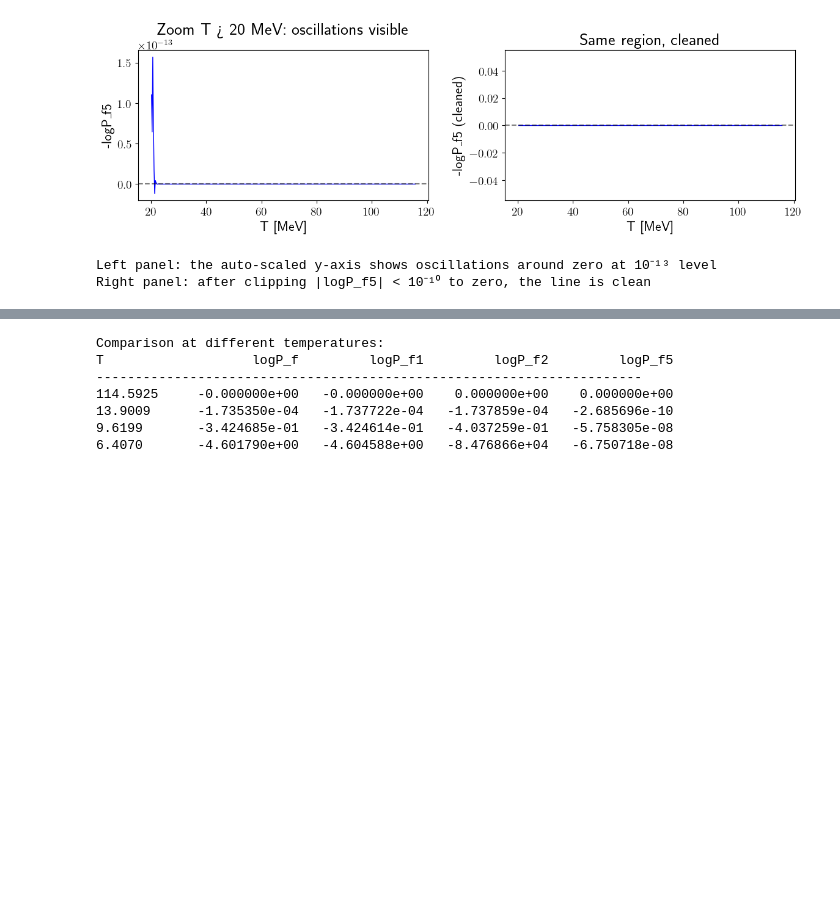
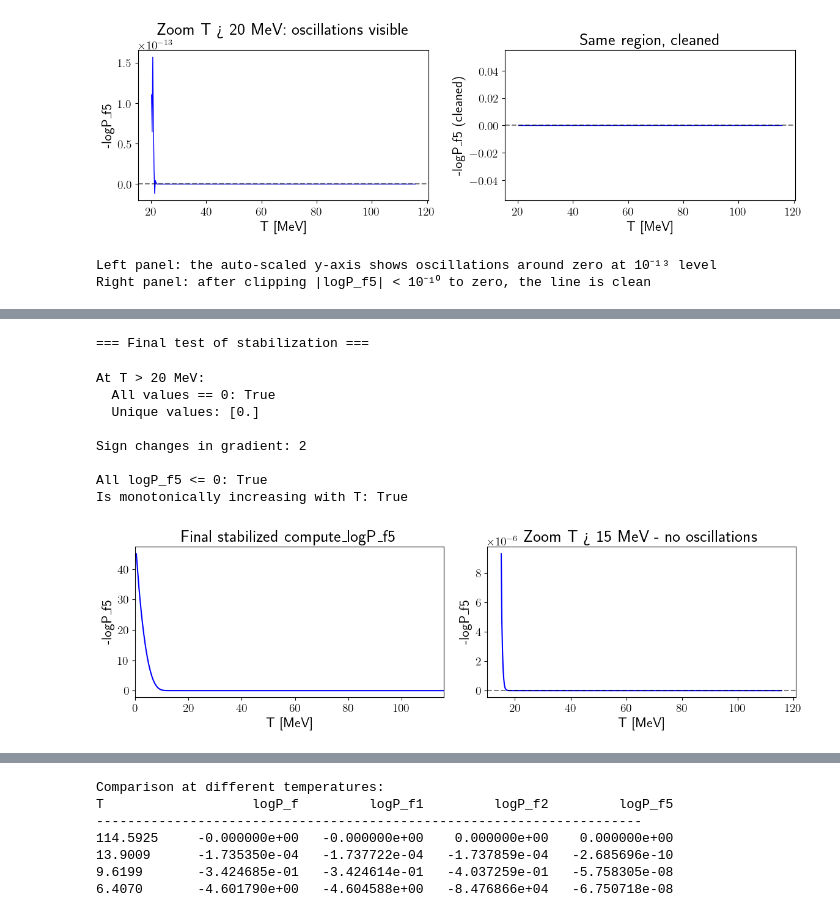
Before and after one commit to michelelucente/ELENA, a Jupyter notebook: examples/dilution.ipynb, the cells around one changed output, grey strips where cells are left out. Drawn from its saved outputs; the diff is of its cells as text; code cells hidden in the pictures; blank space fills up the shorter version.

```diff
--- a/examples/dilution.ipynb
+++ b/examples/dilution.ipynb
@@ -991,0 +1132,62 @@ Right panel: after clipping |logP_f5| < 10⁻¹⁰ to zero, the line is clean
+# %%
+# Final test with improved logic
+importlib.reload(src.temperatures)
+from src.temperatures import compute_logP_f5
+
+print("=== Final test of stabilization ===\n")
+
+logP_f5_final, Temps5_final, R5_final, Gamma5_final, H5_final = compute_logP_f5(
+    dp, V_min_value, S3overT, true_vev, false_vev, v_w=1.0, units='MeV'
+)
+
+# Check for oscillations in high T region
+high_T_mask = Temps5_final > 20
+high_T_values = logP_f5_final[high_T_mask]
+print(f"At T > 20 MeV:")
+print(f"  All values == 0: {np.all(high_T_values == 0)}")
+print(f"  Unique values: {np.unique(high_T_values)}")
+
+# Sign changes in gradient
+diffs_final = np.diff(logP_f5_final)
+sign_changes_final = np.sum(np.diff(np.sign(diffs_final)) != 0)
+print(f"\nSign changes in gradient: {sign_changes_final}")
+
+# All non-positive check
+print(f"\nAll logP_f5 <= 0: {np.all(logP_f5_final <= 0)}")
+
+# Verify monotonicity (should be monotonically decreasing as T increases, i.e. increasing as idx increases)
+# logP_f is monotonically decreasing with T (more negative at lower T)
+is_monotonic = np.all(diffs_final >= 0)  # diffs should be >= 0 since array goes from low T to high T
+print(f"Is monotonically increasing with T: {is_monotonic}")
+
+# Plot
+fig, axes = plt.subplots(1, 2, figsize=(12, 4))
+
+ax1 = axes[0]
+ax1.plot(Temps5_final, -logP_f5_final, 'b-', linewidth=1.5)
+ax1.set_xlabel('T [MeV]')
+ax1.set_ylabel('-logP_f5')
+ax1.set_title('Final stabilized compute_logP_f5')
+ax1.set_xlim(0, T_max)
+
+ax2 = axes[1]
+mask = Temps5_final > 15
+ax2.plot(Temps5_final[mask], -logP_f5_final[mask], 'b-', linewidth=1.5)
+ax2.set_xlabel('T [MeV]')
+ax2.set_ylabel('-logP_f5')
+ax2.set_title('Zoom T > 15 MeV - no oscillations')
+ax2.axhline(y=0, color='k', linestyle='--', alpha=0.5)
+
+plt.tight_layout()
+plt.show()
+# %% [output]
+=== Final test of stabilization ===
+At T > 20 MeV:
+  All values == 0: True
+  Unique values: [0.]
+
+Sign changes in gradient: 2
+
+All logP_f5 <= 0: True
+Is monotonically increasing with T: True
+[figure, added]
```
Also changed, not shown: parts of 8 cells of this notebook, 1 other file.
